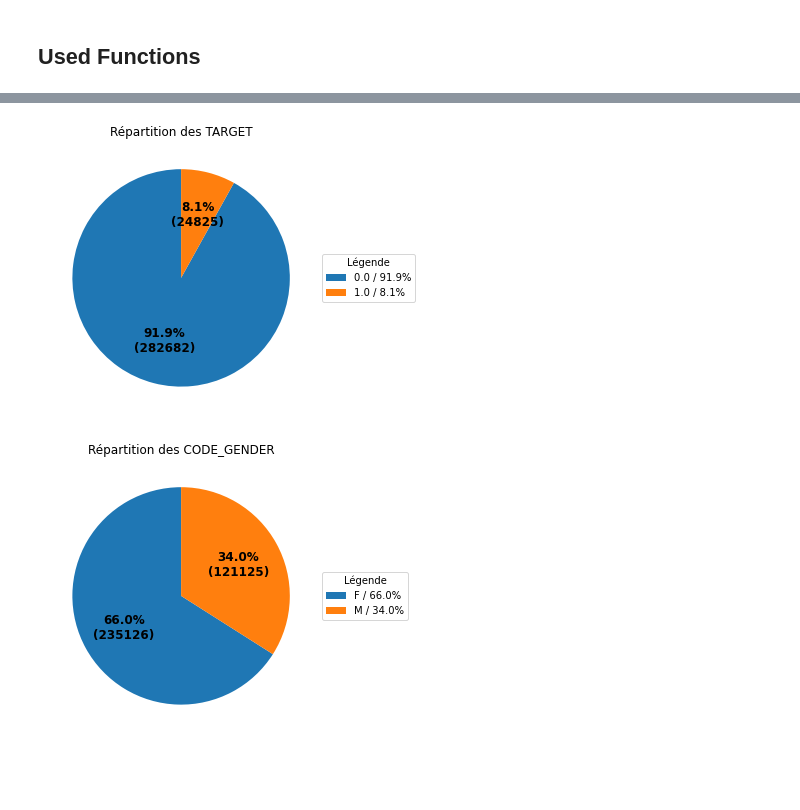
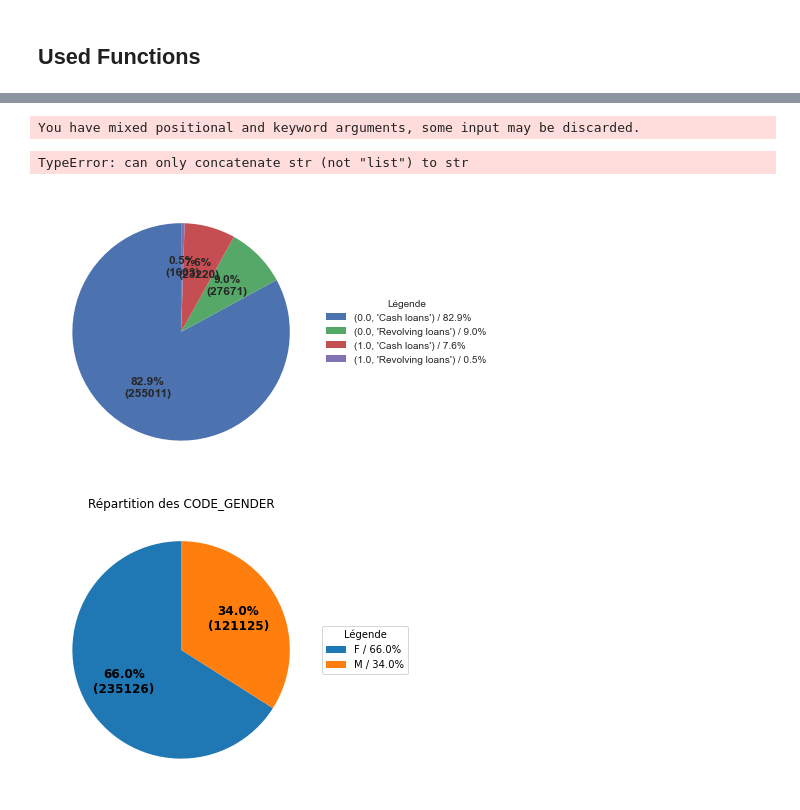
Before and after one commit to loulr/Projet-7-credit-score-application, a Jupyter notebook: P07_modelisation.ipynb, the cells around one changed output, grey strips where cells are left out. Cells and saved outputs as stored; diff of their text form; code cells hidden in the pictures; blank space fills up the shorter version.

```diff
--- a/P07_modelisation.ipynb
+++ b/P07_modelisation.ipynb
@@ -712,7 +717,9 @@ def pie_chart(data, variable):
 # %%
-pie_chart(readable_data,'TARGET')
+pie_chart(readable_data,['TARGET','NAME_CONTRACT_TYPE'])
 # %% [output]
+You have mixed positional and keyword arguments, some input may be discarded.
+TypeError: can only concatenate str (not "list") to str
-[figure, old version]
+[figure, new version]
 # %%
 pie_chart(readable_data,'CODE_GENDER')
 # %% [output]
```
Also changed, not shown: parts of 7 cells of this notebook.
